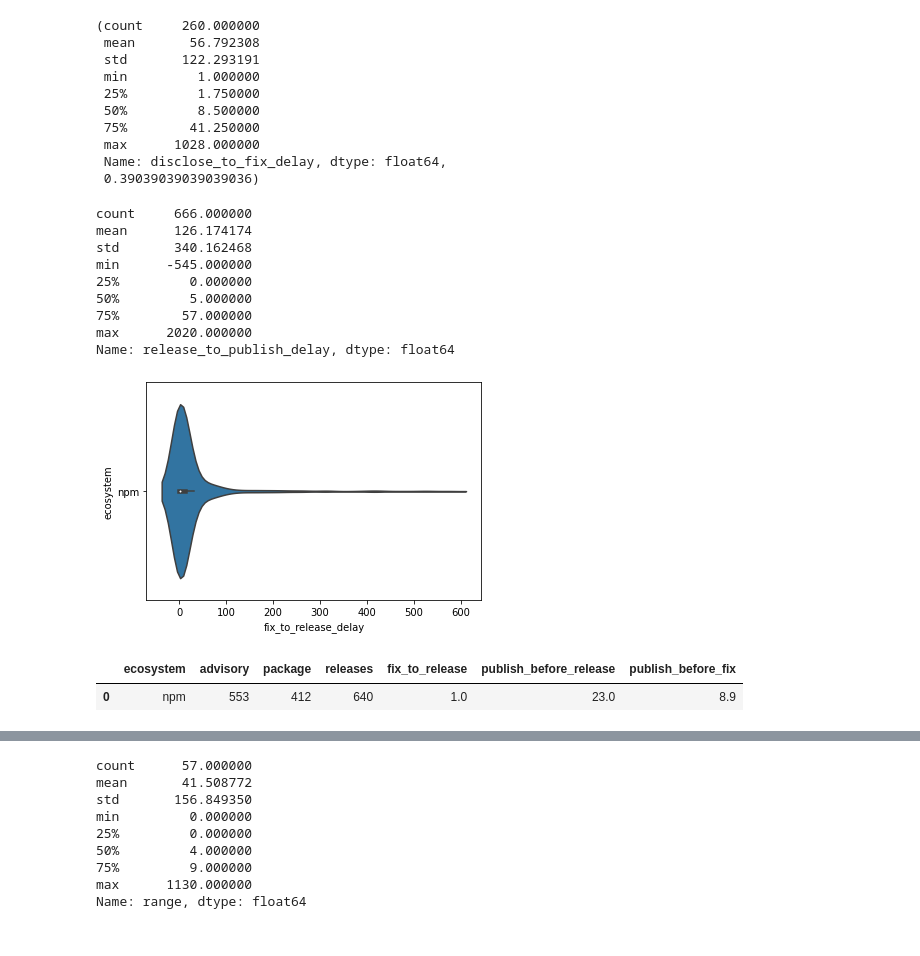
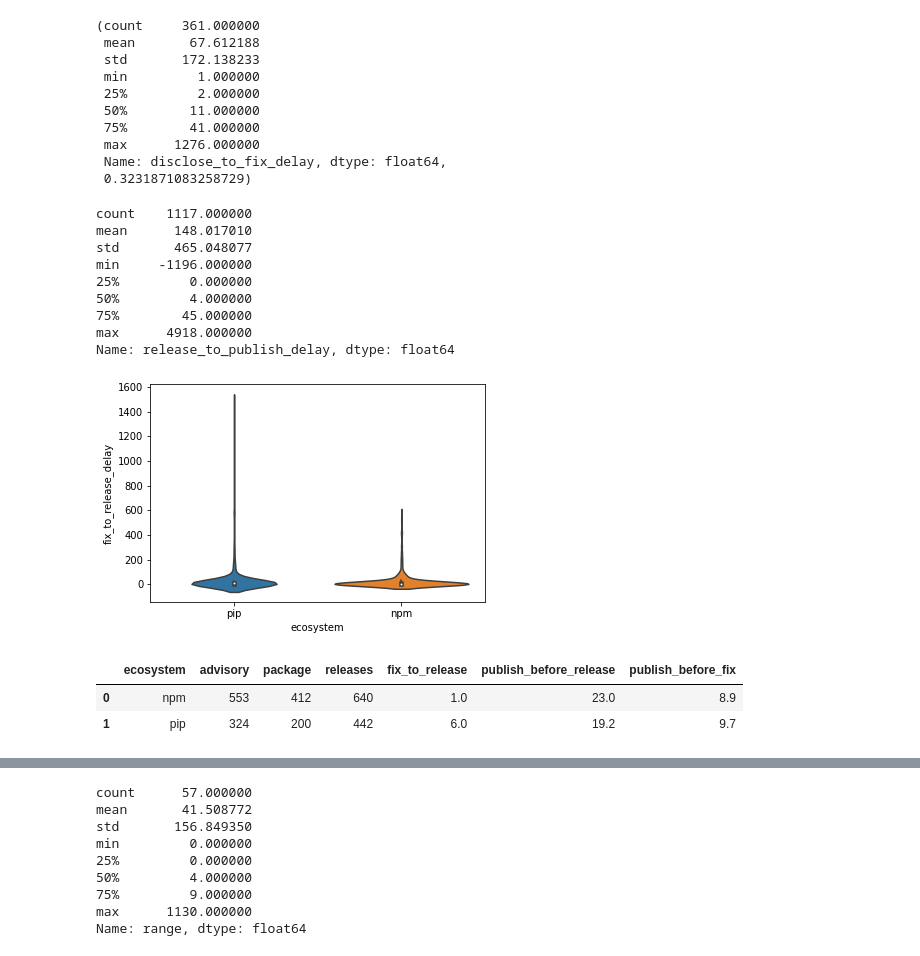
Before and after one commit to nasifimtiazohi/advisory-lifecycle, a Jupyter notebook: data_explore/rq1.ipynb, the cells around one changed output, grey strips where cells are left out. Drawn from its saved outputs; the diff is of its cells as text; code cells hidden in the pictures.

```diff
--- a/data_explore/rq1.ipynb
+++ b/data_explore/rq1.ipynb
@@ -14,9 +14,7 @@ q = '''select advisory_id, package_id, ecosystem, type, severity, disclose_date,
         (select advisory_id, min(commit_date) as fix_commit_date
         from fix_commits fc
         join package p on fc.package_id = p.id
-        where
-        -- ecosystem = 'npm' and
-        commit_date is not null
+        where commit_date is not null
         group by advisory_id) as fcd
         join
         (select a.*, p.ecosystem, ri.version, ri.publish_date as release_date
@@ -24,9 +22,7 @@ q = '''select advisory_id, package_id, ecosystem, type, severity, disclose_date,
         join package p on a.package_id = p.id
         join fixing_releases fr on a.id = fr.advisory_id
         join release_info ri on p.id = ri.package_id and ri.version=fr.version
-        where
-        -- ecosystem = 'npm' and
-        type != 'Malicious Package'
+        where type != 'Malicious Package'
         and fr.version!= 'manual checkup needed'
             and ri.publish_date is not null) as frd
         on fcd.advisory_id=frd.id;'''
@@ -57,37 +53,37 @@ d2f = df[df['disclose_to_fix_delay'] > 0]
 before = len(d2f)
 d2f['disclose_to_fix_delay'].describe(), before/total
 # %% [output]
-(count     260.000000
- mean       56.792308
- std       122.293191
+(count     361.000000
+ mean       67.612188
+ std       172.138233
  min         1.000000
- 25%         1.750000
- 50%         8.500000
- 75%        41.250000
- max      1028.000000
+ 25%         2.000000
+ 50%        11.000000
+ 75%        41.000000
+ max      1276.000000
  Name: disclose_to_fix_delay, dtype: float64,
- 0.39039039039039036)
+ 0.3231871083258729)
 # %%
 df['release_to_publish_delay'].describe()
 # %% [output]
-count     666.000000
-mean      126.174174
-std       340.162468
-min      -545.000000
+count    1117.000000
+mean      148.017010
+std       465.048077
+min     -1196.000000
 25%         0.000000
-50%         5.000000
-75%        57.000000
-max      2020.000000
+50%         4.000000
+75%        45.000000
+max      4918.000000
 Name: release_to_publish_delay, dtype: float64
 # %%
 wrong = df[df['fix_to_release_delay'] < 0]
 wrong.to_csv('delaylessthanzero.csv', index=False)
 # %%
 df= df[df['fix_to_release_delay'] >= 0]
-ax = sns.violinplot(x='fix_to_release_delay', y='ecosystem', data = df)
+ax = sns.violinplot(y='fix_to_release_delay', x='ecosystem', data = df)
 plt.savefig('fix_to_release_delay.png')
 # %% [output]
-[figure, old version]
+[figure, new version]
 # %%
 gb = df.groupby('ecosystem')
 eco_dfs = [(x,gb.get_group(x)) for x in gb.groups]
@@ -109,6 +105,7 @@ final
 # %% [output]
 |  | ecosystem | advisory | package | releases | fix_to_release | publish_before_release | publish_before_fix |
 | 0 | npm | 553 | 412 | 640 | 1.0 | 23.0 | 8.9 |
+| 1 | pip | 324 | 200 | 442 | 6.0 | 19.2 | 9.7 |
 # %%
 print(tabulate(final, tablefmt='latex', headers='keys',showindex=False))
 # %% [output]
```
Also changed, not shown: parts of 8 cells of this notebook, 4 other files.
